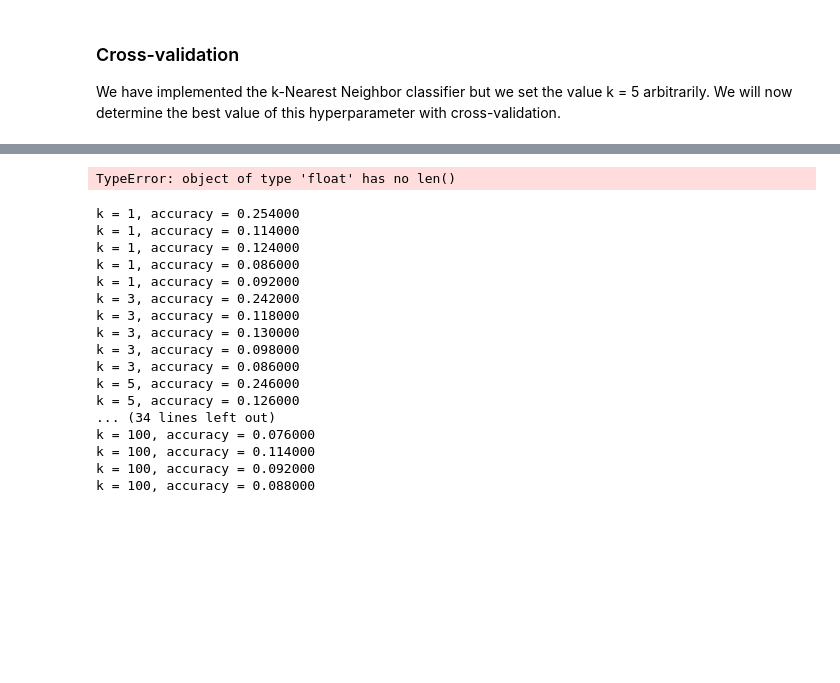
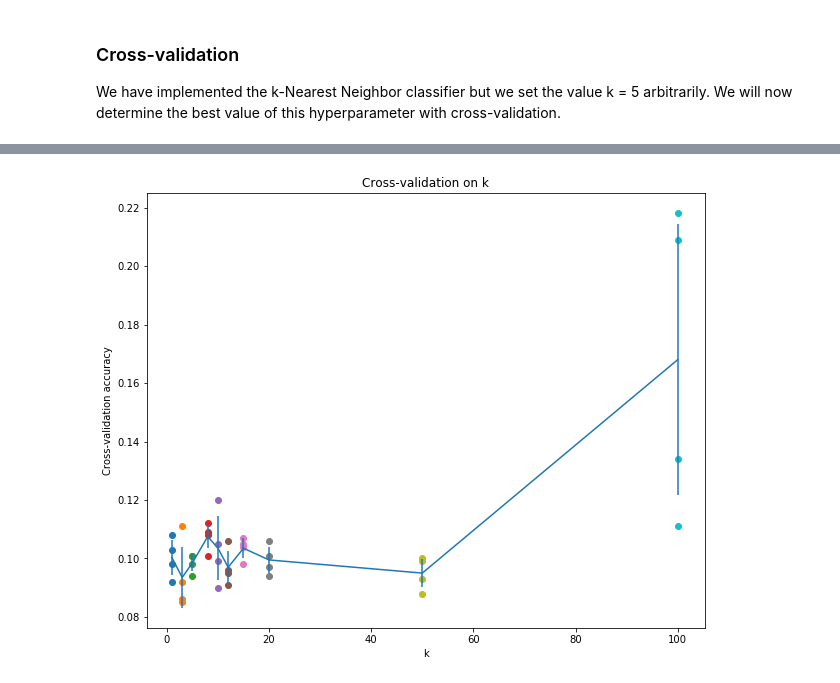
Before and after one commit to pbanavara/convnets, a Jupyter notebook: cs231n/assignment1/knn.ipynb, the cells around one changed output, grey strips where cells are left out. Cells and saved outputs as stored; diff of their text form; code cells hidden in the pictures; blank space fills up the shorter version.

```diff
--- a/cs231n/assignment1/knn.ipynb
+++ b/cs231n/assignment1/knn.ipynb
@@ -244,92 +297,19 @@ We have implemented the k-Nearest Neighbor classifier but we set the value k = 5
 # %%
 # plot the raw observations
-k_choices = [5]
 for k in k_choices:
-  accuracies = k_to_accuracies[k]
-  plt.scatter([k] * len(accuracies), accuracies)
+    accuracies = k_to_accuracies[k]
+    plt.scatter([k] * len(accuracies), accuracies)
 
 # plot the trend line with error bars that correspond to standard deviation
 accuracies_mean = np.array([np.mean(v) for k,v in sorted(k_to_accuracies.items())])
 accuracies_std = np.array([np.std(v) for k,v in sorted(k_to_accuracies.items())])
 plt.errorbar(k_choices, accuracies_mean, yerr=accuracies_std)
 plt.title('Cross-validation on k')
 plt.xlabel('k')
 plt.ylabel('Cross-validation accuracy')
 plt.show()
 # %% [output]
-TypeError: object of type 'float' has no len()
+[figure, added]
-# %%
-num_folds = 5
-k_choices = [1, 3, 5, 8, 10, 12, 15, 20, 50, 100]
-
-X_train_folds = []
-y_train_folds = []
-################################################################################
-# TODO:                                                                        #
-# Split up the training data into folds. After splitting, X_train_folds and    #
-# y_train_folds should each be lists of length num_folds, where                #
-# y_train_folds[i] is the label vector for the points in X_train_folds[i].     #
-# Hint: Look up the numpy array_split function.                                #
-################################################################################
-X_train_folds = np.split(X_train, num_folds)
-y_train_folds = np.split(y_train, num_folds)
-
-################################################################################
-#                                 END OF YOUR CODE                             #
-################################################################################
-
-# A dictionary holding the accuracies for different values of k that we find
-# when running cross-validation. After running cross-validation,
-# k_to_accuracies[k] should be a list of length num_folds giving the different
-# accuracy values that we found when using that value of k.
-k_to_accuracies = {}
-
-for k in k_choices:
-    accuracies = []
-    for ind, x in enumerate(X_train_folds):
-        classifier = KNearestNeighbor()
-        classifier.train(x, y_train)
-        dists = classifier.compute_distances_no_loops(X_test)
-        y_test_pred = classifier.predict_labels(dists, k=k)
-        num_correct = np.sum(y_test_pred == y_test)
-        accuracy = float(num_correct) / num_test
-        accuracies.append(accuracy)
-        k_to_accuracies[k] = accuracies
-################################################################################
-# TODO:                                                                        #
-# Perform k-fold cross validation to find the best value of k. For each        #
-# possible value of k, run the k-nearest-neighbor algorithm num_folds times,   #
-# where in each case you use all but one of the folds as training data and the #
-# last fold as a validation set. Store the accuracies for all fold and all     #
-# values of k in the k_to_accuracies dictionary.                               #
-################################################################################
-pass
-################################################################################
-#                                 END OF YOUR CODE                             #
-################################################################################
-
-# Print out the computed accuracies
-for k in sorted(k_to_accuracies):
-    for accuracy in k_to_accuracies[k]:
-        print 'k = %d, accuracy = %f' % (k, accuracy)
-# %% [output]
-k = 1, accuracy = 0.254000
-k = 1, accuracy = 0.114000
-k = 1, accuracy = 0.124000
-k = 1, accuracy = 0.086000
-k = 1, accuracy = 0.092000
-k = 3, accuracy = 0.242000
-k = 3, accuracy = 0.118000
-k = 3, accuracy = 0.130000
-k = 3, accuracy = 0.098000
-k = 3, accuracy = 0.086000
-k = 5, accuracy = 0.246000
-k = 5, accuracy = 0.126000
-... (34 lines left out)
-k = 100, accuracy = 0.076000
-k = 100, accuracy = 0.114000
-k = 100, accuracy = 0.092000
-k = 100, accuracy = 0.088000
 # %%
 # Based on the cross-validation results above, choose the best value for k,
 # retrain the classifier using all the training data, and test it on the test
```
Also changed, not shown: parts of 14 cells of this notebook, 44 other files.
